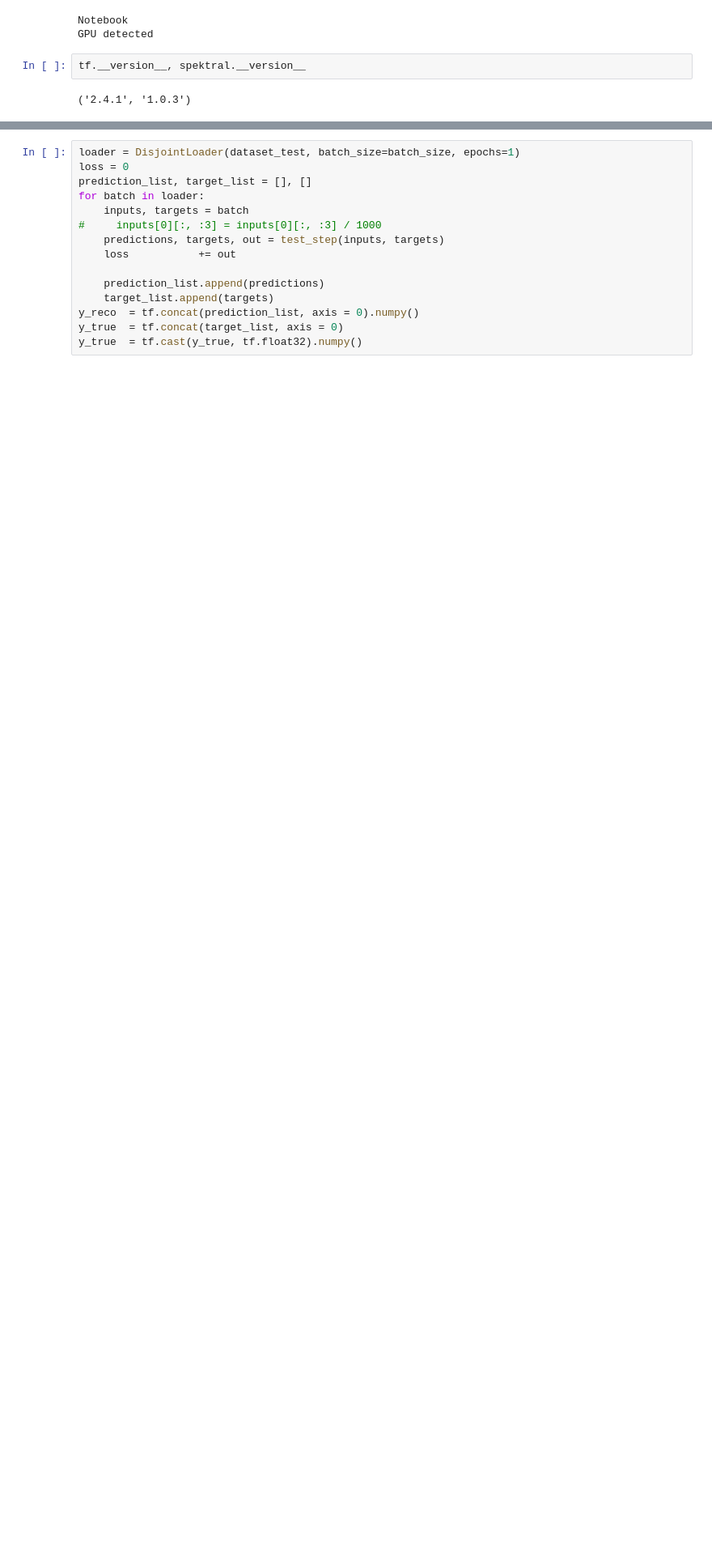
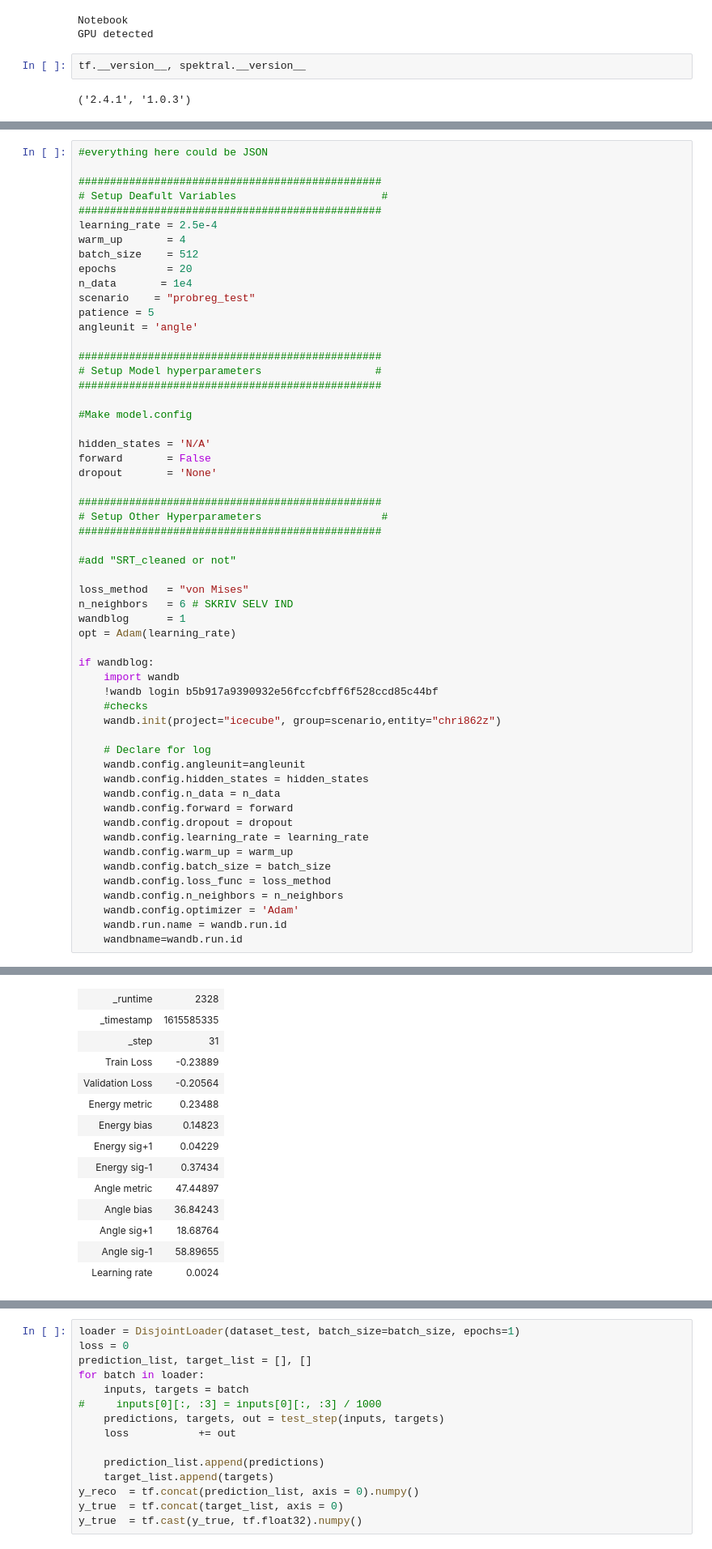
Before and after one commit to astrockragh/IceCube, a Jupyter notebook: train_probreg.ipynb, the cells around one changed output, grey strips where cells are left out. Shown at 81% size. Cells and saved outputs as stored; diff of their text form; blank space fills up the shorter version.

Commit message:
update metrics+wandb integration

```diff
--- a/train_probreg.ipynb
+++ b/train_probreg.ipynb
@@ -63,0 +44,57 @@ n_neighbors   = 6 # SKRIV SELV IND
+# %%
+#everything here could be JSON
+
+################################################
+# Setup Deafult Variables                       #
+################################################
+learning_rate = 2.5e-4
+warm_up       = 4
+batch_size    = 512
+epochs        = 20
+n_data       = 1e4
+scenario    = "probreg_test"
+patience = 5
+angleunit = 'angle'
+
+################################################
+# Setup Model hyperparameters                  #
+################################################
+
+#Make model.config
+
+hidden_states = 'N/A'
+forward       = False
+dropout       = 'None'
+
+################################################
+# Setup Other Hyperparameters                   #
+################################################
+
+#add "SRT_cleaned or not"
+
+loss_method   = "von Mises"
+n_neighbors   = 6 # SKRIV SELV IND
+wandblog      = 1
+opt = Adam(learning_rate)
+
+if wandblog:
+    import wandb
+    !wandb login b5b917a9390932e56fccfcbff6f528ccd85c44bf
+    #checks
+    wandb.init(project="icecube", group=scenario,entity="chri862z")
+
+    # Declare for log
+    wandb.config.angleunit=angleunit
+    wandb.config.hidden_states = hidden_states
+    wandb.config.n_data = n_data
+    wandb.config.forward = forward
+    wandb.config.dropout = dropout
+    wandb.config.learning_rate = learning_rate
+    wandb.config.warm_up = warm_up
+    wandb.config.batch_size = batch_size
+    wandb.config.loss_func = loss_method
+    wandb.config.n_neighbors = n_neighbors
+    wandb.config.optimizer = 'Adam'
+    wandb.run.name = wandb.run.id
+    wandbname=wandb.run.id
+# %% [output]
@@ -63,0 +108,14 @@ n_neighbors   = 6 # SKRIV SELV IND
+| _runtime | 2328 |
+| _timestamp | 1615585335 |
+| _step | 31 |
+| Train Loss | -0.23889 |
+| Validation Loss | -0.20564 |
+| Energy metric | 0.23488 |
+| Energy bias | 0.14823 |
+| Energy sig+1 | 0.04229 |
+| Energy sig-1 | 0.37434 |
+| Angle metric | 47.44897 |
+| Angle bias | 36.84243 |
+| Angle sig+1 | 18.68764 |
+| Angle sig-1 | 58.89655 |
+| Learning rate | 0.0024 |
```
Also changed, not shown: parts of 23 cells of this notebook, 16 other files.
